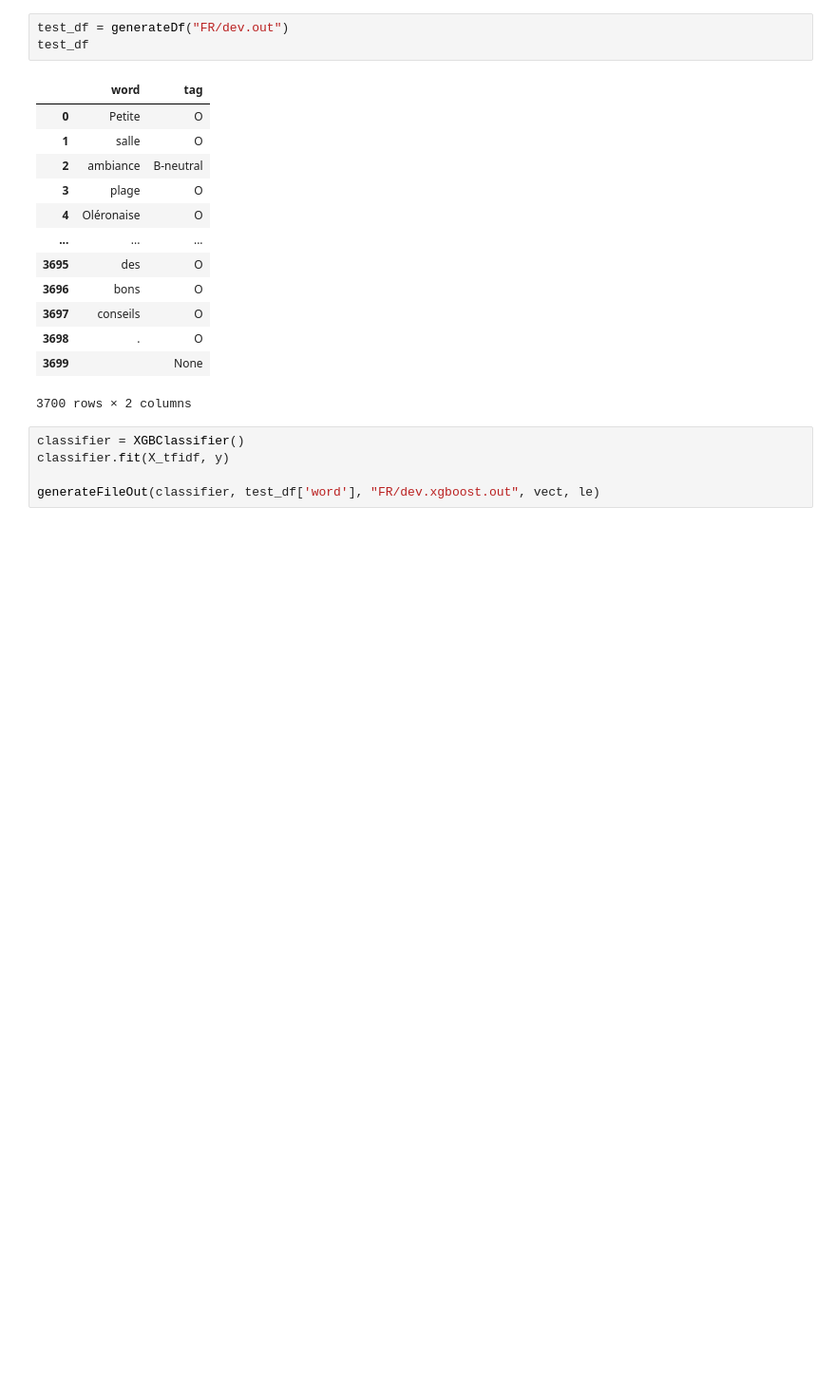
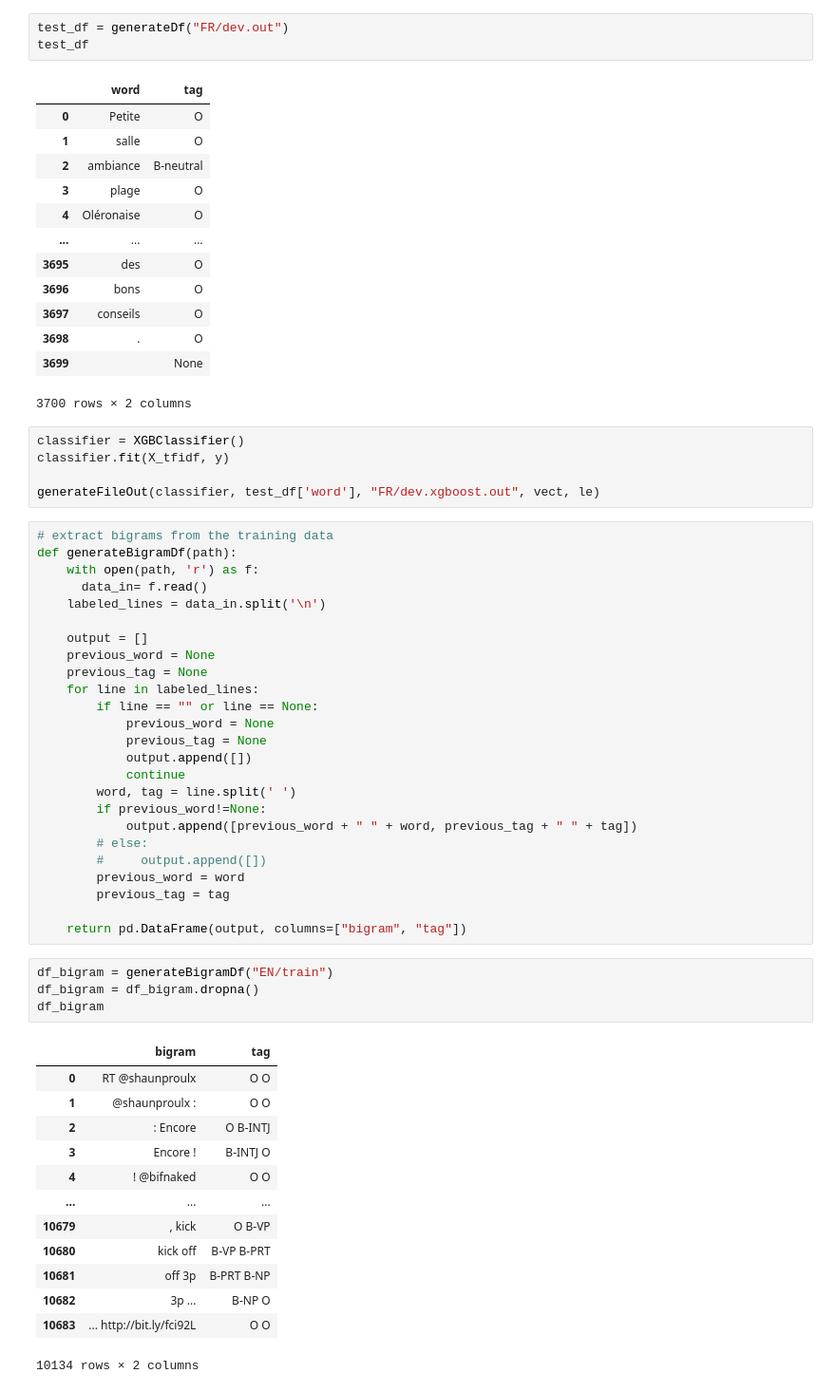
Before and after one commit to ffeew/ml-sentiment-analysis-project, a Jupyter notebook: XGBoost.ipynb, the cells around one changed output. Shown: that part at 95% size. Drawn from its saved outputs; the diff is of its cells as text; blank space fills up the shorter version.

Commit message:
added the xgboost bigram experimentation

```diff
--- a/XGBoost.ipynb
+++ b/XGBoost.ipynb
@@ -355,3 +355,46 @@ classifier = XGBClassifier()
 classifier.fit(X_tfidf, y)
 
 generateFileOut(classifier, test_df['word'], "FR/dev.xgboost.out", vect, le)
+# %%
+# extract bigrams from the training data
+def generateBigramDf(path):
+    with open(path, 'r') as f:
+      data_in= f.read()
+    labeled_lines = data_in.split('\n')
+
+    output = []
+    previous_word = None
+    previous_tag = None
+    for line in labeled_lines:
+        if line == "" or line == None:
+            previous_word = None
+            previous_tag = None
+            output.append([])
+            continue
+        word, tag = line.split(' ')
+        if previous_word!=None:
+            output.append([previous_word + " " + word, previous_tag + " " + tag])
+        # else:
+        #     output.append([])
+        previous_word = word
+        previous_tag = tag
+
+    return pd.DataFrame(output, columns=["bigram", "tag"])
+# %%
+df_bigram = generateBigramDf("EN/train")
+df_bigram = df_bigram.dropna()
+df_bigram
+# %% [output]
+|  | bigram | tag |
+| 0 | RT @shaunproulx | O O |
+| 1 | @shaunproulx : | O O |
+| 2 | : Encore | O B-INTJ |
+| 3 | Encore ! | B-INTJ O |
+| 4 | ! @bifnaked | O O |
+| ... | ... | ... |
+| 10679 | , kick | O B-VP |
+| 10680 | kick off | B-VP B-PRT |
+| 10681 | off 3p | B-PRT B-NP |
+| 10682 | 3p ... | B-NP O |
+| 10683 | ... http://bit.ly/fci92L | O O |
+10134 rows × 2 columns
```
Also changed, not shown: parts of 11 cells of this notebook, 2 other files.
